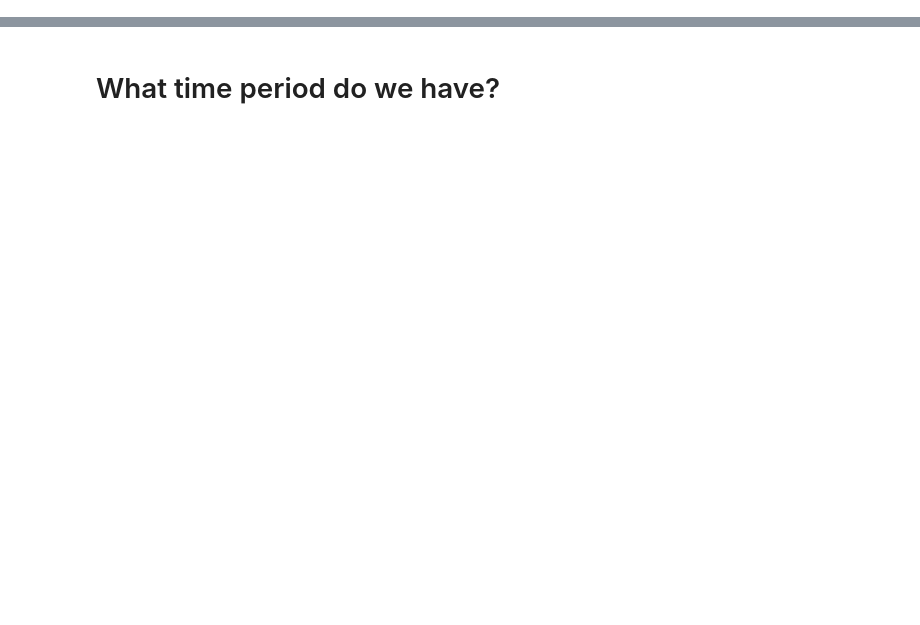
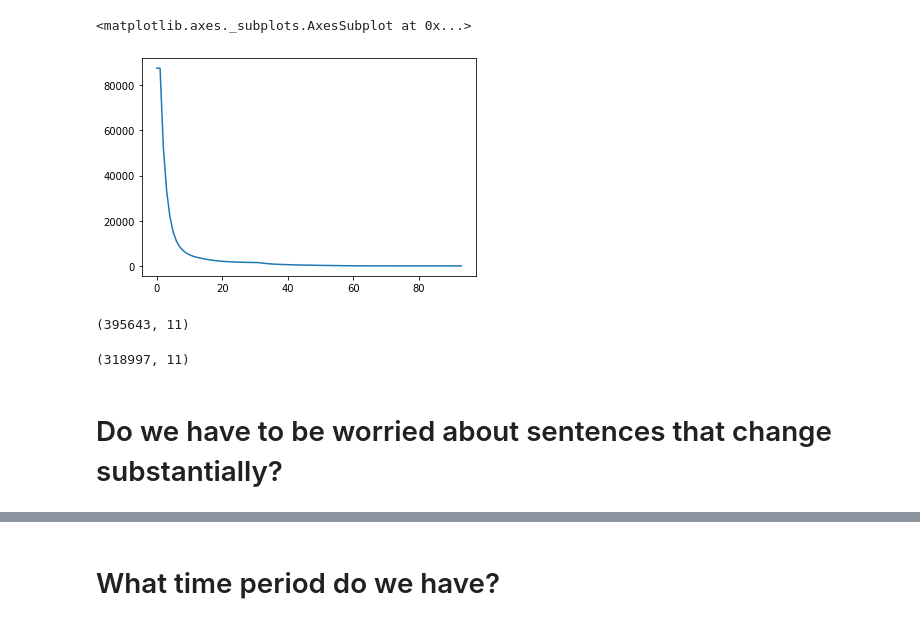
Before and after one commit to alex2awesome/edit-pathways, a Jupyter notebook: notebooks/2021-01-15__explore-newssniffer-diffs.ipynb, the cells around one changed output, grey strips where cells are left out. Drawn from its saved outputs; the diff is of its cells as text; code cells hidden in the pictures; blank space fills up the shorter version.

```diff
--- a/notebooks/2021-01-15__explore-newssniffer-diffs.ipynb
+++ b/notebooks/2021-01-15__explore-newssniffer-diffs.ipynb
@@ -57,0 +208,3 @@ large_article_df.head(2)
+# %%
+import pandas as pd
+nytimes_article_diffs = pd.read_csv('../data/nytimes-article-diffs-full.csv.gz', usecols=['article_id'])
@@ -57,0 +312,15 @@ large_article_df.head(2)
+# %%
+nytimes_article_diffs['version'].value_counts().sort_index().plot()
+# %% [output]
+<matplotlib.axes._subplots.AxesSubplot at 0x...>
+[figure, added]
+# %%
+nytimes_article_diffs.shape
+# %% [output]
+(395643, 11)
+# %%
+nytimes_article_diffs.loc[lambda df: df['num_versions'] < 20].shape
+# %% [output]
+(318997, 11)
+# %% [markdown]
+# Do we have to be worried about sentences that change substantially?
```
Also changed, not shown: parts of 112 cells of this notebook, 10 other files.
